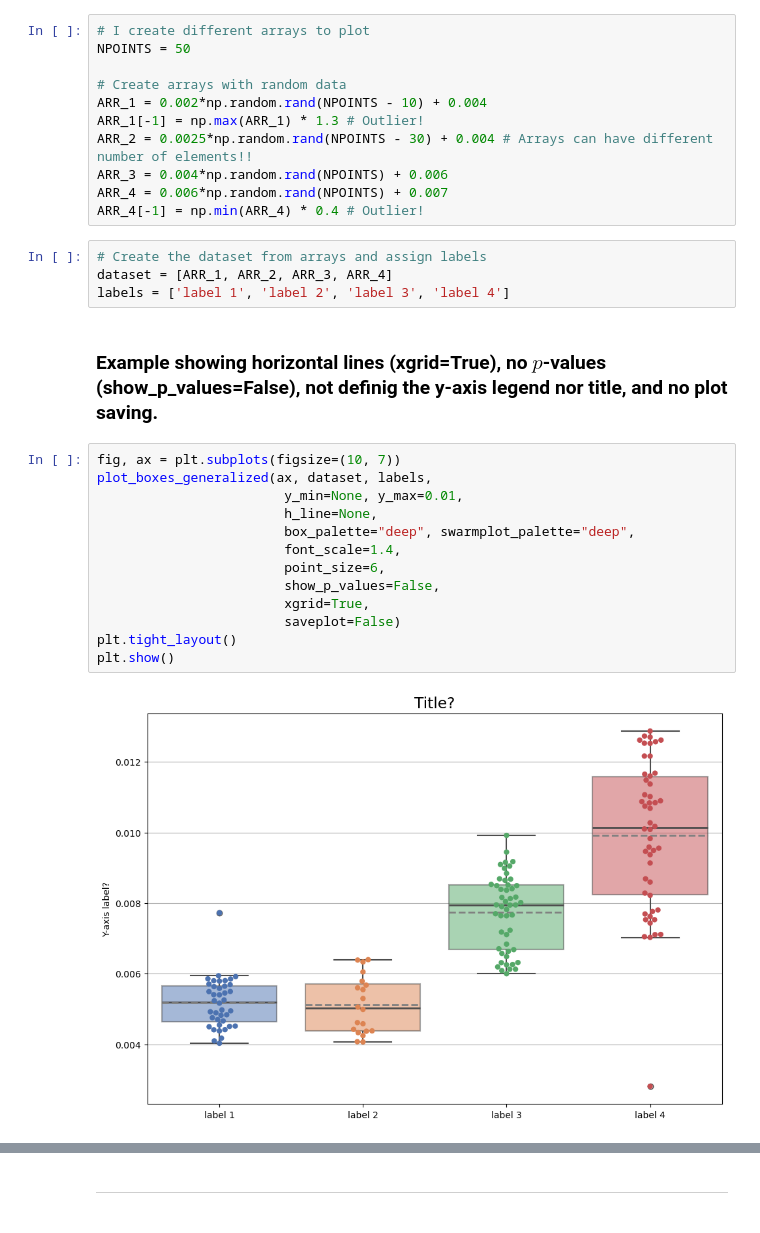
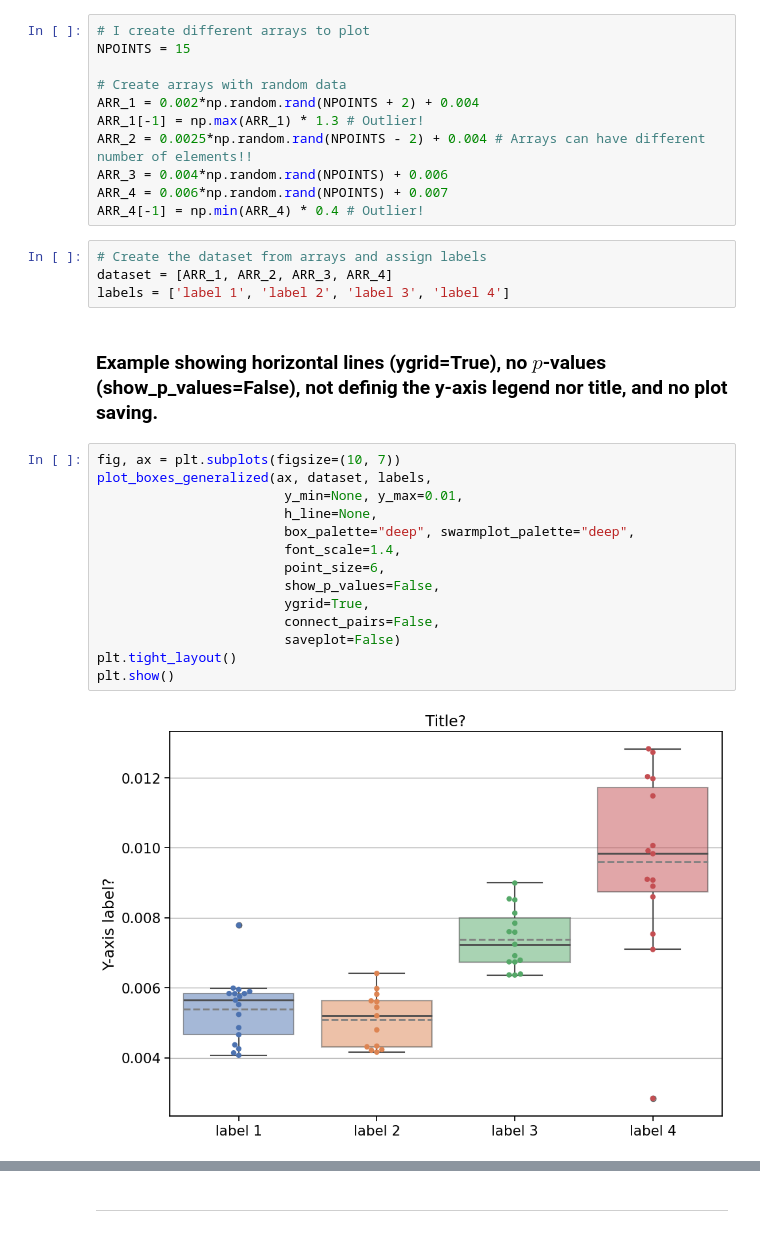
Before and after one commit to juanmontiz/PlottingTools, a Jupyter notebook: example_functions_boxplots_violinplots.ipynb, the cells around one changed output, grey strips where cells are left out. Saved outputs shown, nothing was run; the diff lists cells and outputs as text.

```diff
--- a/example_functions_boxplots_violinplots.ipynb
+++ b/example_functions_boxplots_violinplots.ipynb
@@ -50,12 +50,12 @@ from functions_violinplots_v3 import *
 # Box plots
 # %%
 # I create different arrays to plot
-NPOINTS = 50
+NPOINTS = 15
 
 # Create arrays with random data
-ARR_1 = 0.002*np.random.rand(NPOINTS - 10) + 0.004
+ARR_1 = 0.002*np.random.rand(NPOINTS + 2) + 0.004
 ARR_1[-1] = np.max(ARR_1) * 1.3 # Outlier!
-ARR_2 = 0.0025*np.random.rand(NPOINTS - 30) + 0.004 # Arrays can have different number of elements!!
+ARR_2 = 0.0025*np.random.rand(NPOINTS - 2) + 0.004 # Arrays can have different number of elements!!
 ARR_3 = 0.004*np.random.rand(NPOINTS) + 0.006
 ARR_4 = 0.006*np.random.rand(NPOINTS) + 0.007
 ARR_4[-1] = np.min(ARR_4) * 0.4 # Outlier!
@@ -64,20 +64,21 @@ ARR_4[-1] = np.min(ARR_4) * 0.4 # Outlier!
 dataset = [ARR_1, ARR_2, ARR_3, ARR_4]
 labels = ['label 1', 'label 2', 'label 3', 'label 4']
 # %% [markdown]
-### Example showing horizontal lines (xgrid=True), no $p$-values (show_p_values=False), not definig the y-axis legend nor title, and no plot saving.
+### Example showing horizontal lines (ygrid=True), no $p$-values (show_p_values=False), not definig the y-axis legend nor title, and no plot saving.
 # %%
 fig, ax = plt.subplots(figsize=(10, 7))
 plot_boxes_generalized(ax, dataset, labels,
                         y_min=None, y_max=0.01,
                         h_line=None,
                         box_palette="deep", swarmplot_palette="deep",
                         font_scale=1.4,
                         point_size=6,
                         show_p_values=False,
-                        xgrid=True,
+                        ygrid=True,
+                        connect_pairs=False,
                         saveplot=False)
 plt.tight_layout()
 plt.show()
 # %% [output]
-[figure, old version]
+[figure, new version]
 # %% [markdown]
```
Also changed, not shown: parts of 5 cells of this notebook, 1 other file.
